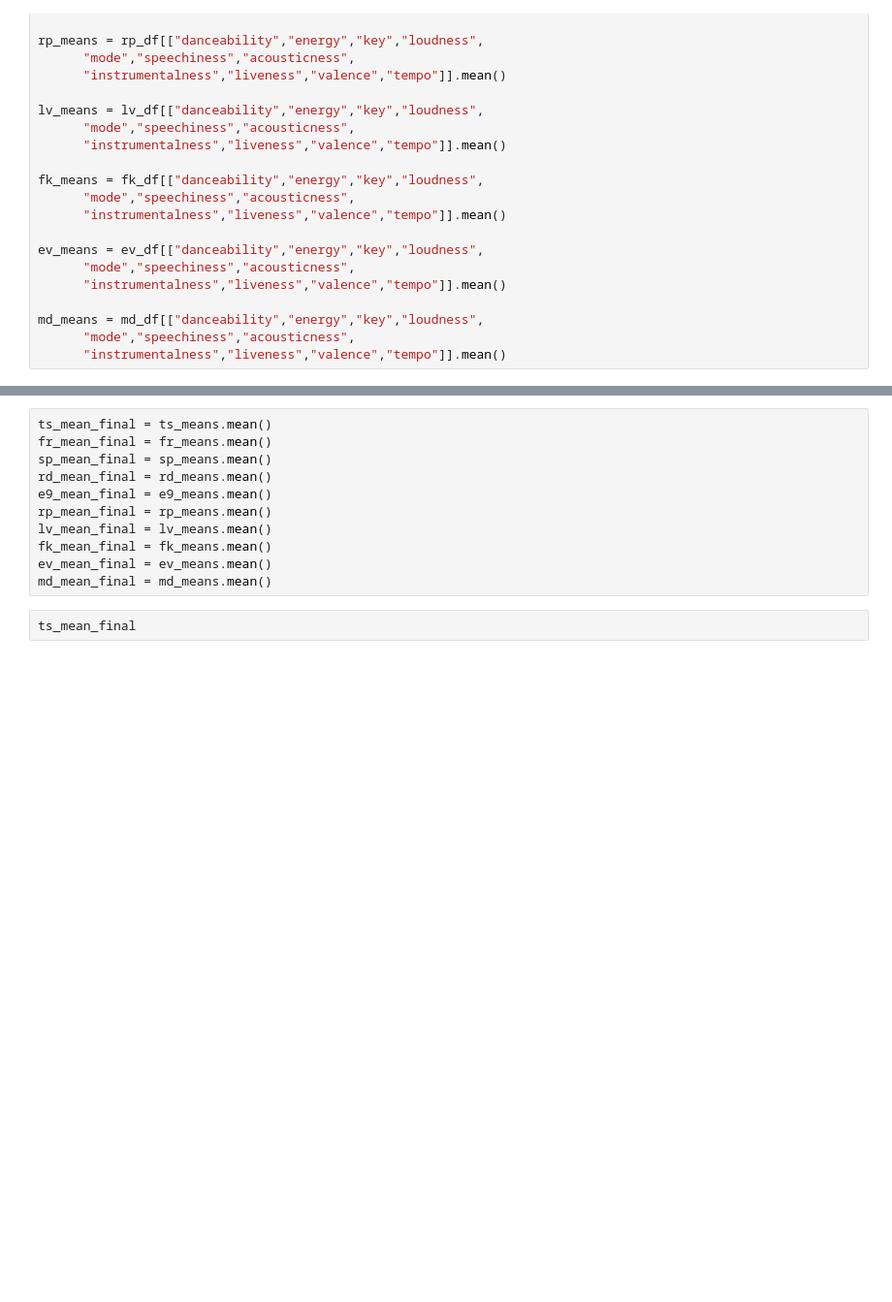
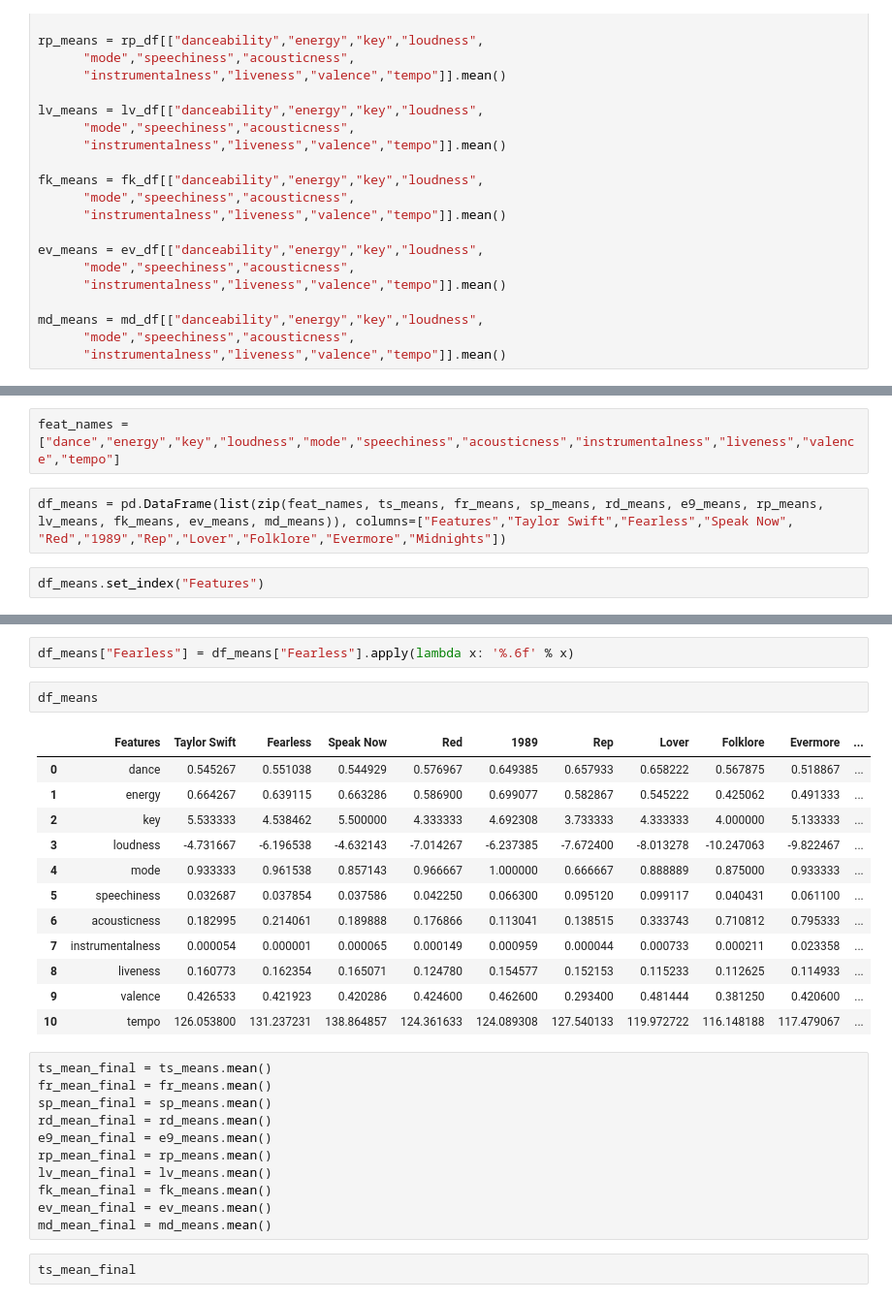
Before and after one commit to krice19/taylorswifteras, a Jupyter notebook: python_exploration/taylor_album_tracks.ipynb, the cells around one changed output, grey strips where cells are left out. Shown at 97% size. Saved outputs shown, nothing was run; the diff lists cells and outputs as text; blank space fills up the shorter version.

```diff
--- a/python_exploration/taylor_album_tracks.ipynb
+++ b/python_exploration/taylor_album_tracks.ipynb
@@ -874,0 +882,6 @@ md_means = md_df[["danceability","energy","key","loudness",
+# %%
+feat_names = ["dance","energy","key","loudness","mode","speechiness","acousticness","instrumentalness","liveness","valence","tempo"]
+# %%
+df_means = pd.DataFrame(list(zip(feat_names, ts_means, fr_means, sp_means, rd_means, e9_means, rp_means, lv_means, fk_means, ev_means, md_means)), columns=["Features","Taylor Swift","Fearless","Speak Now", "Red","1989","Rep","Lover","Folklore","Evermore","Midnights"])
+# %%
+df_means.set_index("Features")
@@ -875,3 +902,20 @@ md_means = md_df[["danceability","energy","key","loudness",
+# %%
+df_means["Fearless"] = df_means["Fearless"].apply(lambda x: '%.6f' % x)
+# %%
+df_means
+# %% [output]
+|  | Features | Taylor Swift | Fearless | Speak Now | Red | 1989 | Rep | Lover | Folklore | Evermore | ... |
+| 0 | dance | 0.545267 | 0.551038 | 0.544929 | 0.576967 | 0.649385 | 0.657933 | 0.658222 | 0.567875 | 0.518867 | ... |
+| 1 | energy | 0.664267 | 0.639115 | 0.663286 | 0.586900 | 0.699077 | 0.582867 | 0.545222 | 0.425062 | 0.491333 | ... |
+| 2 | key | 5.533333 | 4.538462 | 5.500000 | 4.333333 | 4.692308 | 3.733333 | 4.333333 | 4.000000 | 5.133333 | ... |
+| 3 | loudness | -4.731667 | -6.196538 | -4.632143 | -7.014267 | -6.237385 | -7.672400 | -8.013278 | -10.247063 | -9.822467 | ... |
+| 4 | mode | 0.933333 | 0.961538 | 0.857143 | 0.966667 | 1.000000 | 0.666667 | 0.888889 | 0.875000 | 0.933333 | ... |
+| 5 | speechiness | 0.032687 | 0.037854 | 0.037586 | 0.042250 | 0.066300 | 0.095120 | 0.099117 | 0.040431 | 0.061100 | ... |
+| 6 | acousticness | 0.182995 | 0.214061 | 0.189888 | 0.176866 | 0.113041 | 0.138515 | 0.333743 | 0.710812 | 0.795333 | ... |
+| 7 | instrumentalness | 0.000054 | 0.000001 | 0.000065 | 0.000149 | 0.000959 | 0.000044 | 0.000733 | 0.000211 | 0.023358 | ... |
+| 8 | liveness | 0.160773 | 0.162354 | 0.165071 | 0.124780 | 0.154577 | 0.152153 | 0.115233 | 0.112625 | 0.114933 | ... |
+| 9 | valence | 0.426533 | 0.421923 | 0.420286 | 0.424600 | 0.462600 | 0.293400 | 0.481444 | 0.381250 | 0.420600 | ... |
+| 10 | tempo | 126.053800 | 131.237231 | 138.864857 | 124.361633 | 124.089308 | 127.540133 | 119.972722 | 116.148188 | 117.479067 | ... |
 # %%
 ts_mean_final = ts_means.mean()
 fr_mean_final = fr_means.mean()
```
Also changed, not shown: parts of 21 cells of this notebook, 5 other files.
